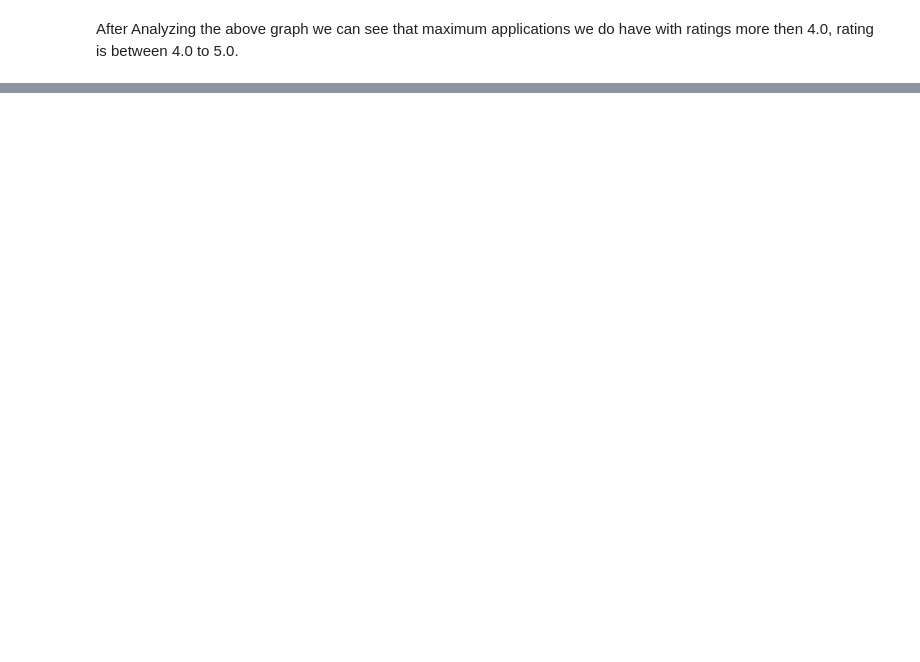
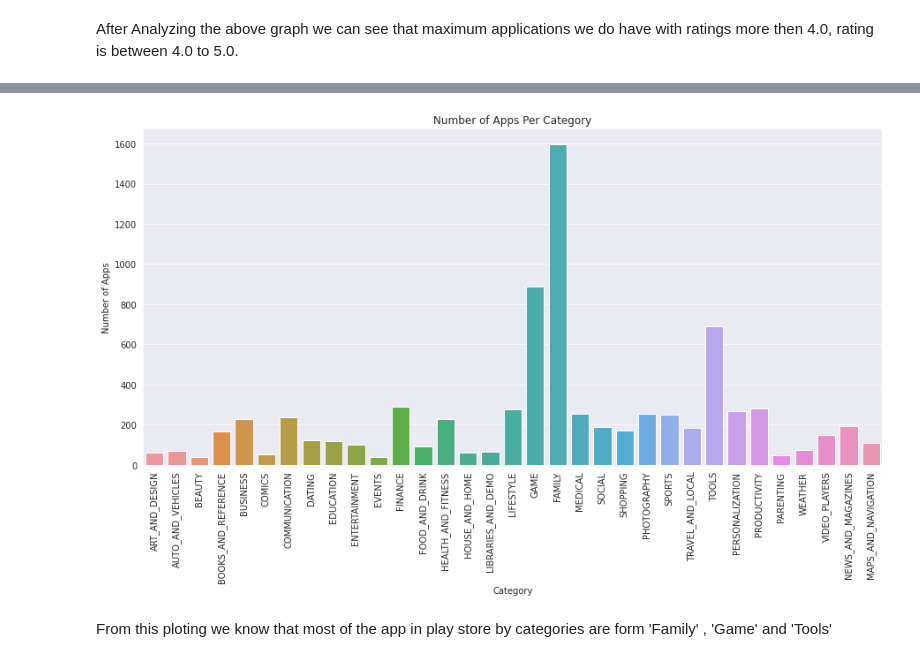
Before and after one commit to MadhurAwasthi/Play_Store-EDA, a Jupyter notebook: Play_Store_App_Review_Analysis_Capstone_Project.ipynb, the cells around one changed output, grey strips where cells are left out. Saved outputs shown, nothing was run; the diff lists cells and outputs as text; code cells hidden in the pictures; blank space fills up the shorter version.

```diff
--- a/Play_Store_App_Review_Analysis_Capstone_Project.ipynb
+++ b/Play_Store_App_Review_Analysis_Capstone_Project.ipynb
@@ -559,0 +586,16 @@ Now let’s see the top installed apps in the playstore.
+# %%
+#  drop all rows that are less than and equal to 100
+playstore_df.drop(playstore_df[playstore_df.Installs <= 100].index, inplace = True)
+# %%
+# get the number of apps for each category
+sns.set_style('darkgrid')
+plt.figure(figsize=(15, 7))
+sns.countplot(x='Category', data=playstore_df)
+plt.title('Number of Apps Per Category')
+plt.xticks(rotation=90)
+plt.ylabel('Number of Apps')
+plt.show()
+# %% [output]
+[figure, added]
+# %% [markdown]
+From this ploting we know that most of the app in play store by categories are form 'Family' , 'Game' and 'Tools'
```
Also changed, not shown: parts of 35 cells of this notebook.
